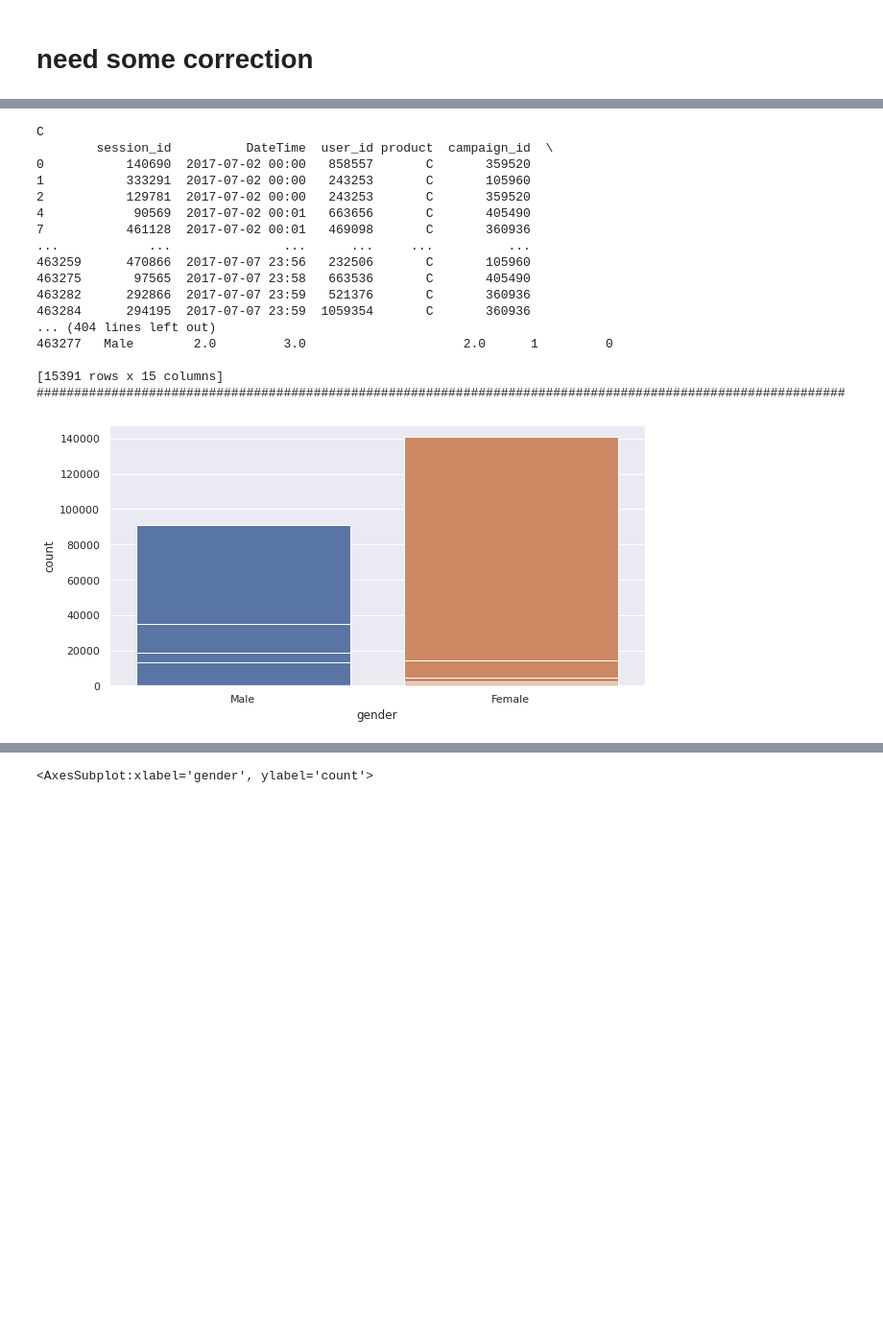
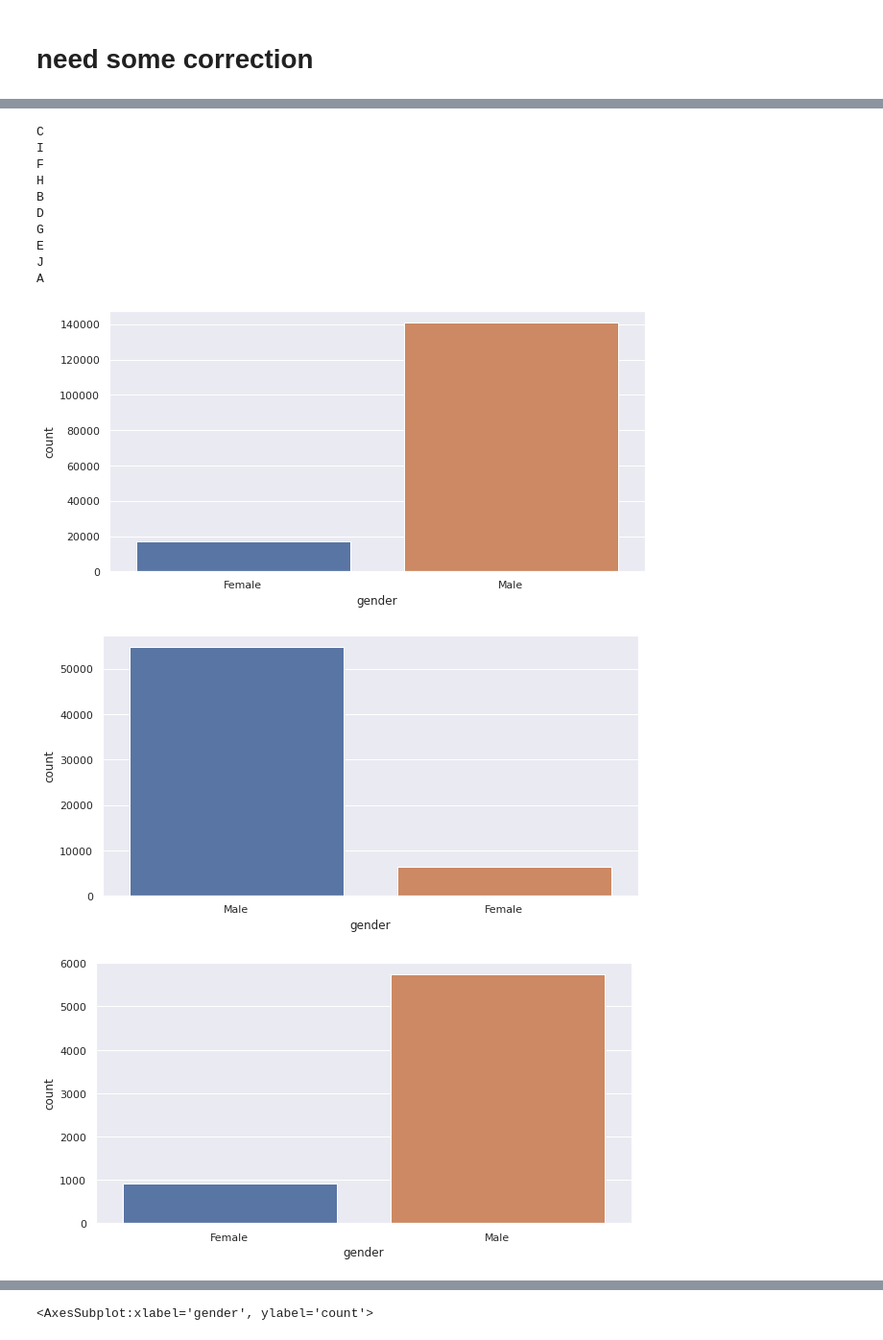
Before and after one commit to Bhawani-Rabisankar-Sahoo/Ad_analysis, a Jupyter notebook: advertisement-analysis.ipynb, the cells around one changed output, grey strips where cells are left out. Shown at 96% size. Cells and saved outputs as stored; diff of their text form; code cells hidden in the pictures; blank space fills up the shorter version.

```diff
--- a/advertisement-analysis.ipynb
+++ b/advertisement-analysis.ipynb
@@ -116,3 +127,8 @@ sns.countplot(x=df.loc[df['product']=='A']['gender'])
 [figure]
 # %% [markdown]
 # need some correction
+# %%
+for m in df['product'].unique():
+    print(m)
+    print(df.loc[df['product']==m])
+    print('############################################################################################################')
@@ -119,25 +153,20 @@ sns.countplot(x=df.loc[df['product']=='A']['gender'])
 # %%
 for m in df['product'].unique():
     print(m)
+
     sns.countplot(x=df.loc[df['product']==m ]['gender'])
-    print(df.loc[df['product']==m])
-    print('############################################################################################################')
+    plt.figure()
 # %% [output]
 C
-        session_id          DateTime  user_id product  campaign_id  \
-0           140690  2017-07-02 00:00   858557       C       359520
-1           333291  2017-07-02 00:00   243253       C       105960
-2           129781  2017-07-02 00:00   243253       C       359520
-4            90569  2017-07-02 00:01   663656       C       405490
-7           461128  2017-07-02 00:01   469098       C       360936
-...            ...               ...      ...     ...          ...
-463259      470866  2017-07-07 23:56   232506       C       105960
-463275       97565  2017-07-07 23:58   663536       C       405490
-463282      292866  2017-07-07 23:59   521376       C       360936
-463284      294195  2017-07-07 23:59  1059354       C       360936
-... (404 lines left out)
-463277   Male        2.0         3.0                     2.0      1         0
-
-[15391 rows x 15 columns]
-############################################################################################################
+I
+F
+H
+B
+D
+G
+E
+J
+A
-[figure, old version]
+[figure, new version]
+[figure, added]
+[figure, added]
```
Also changed, not shown: parts of 7 cells of this notebook.
